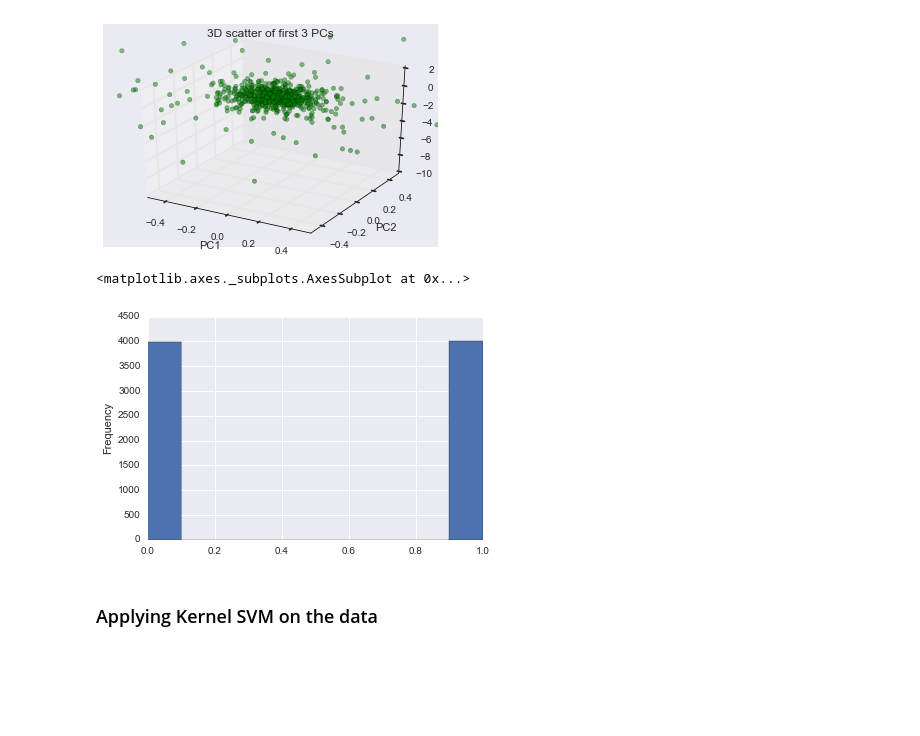
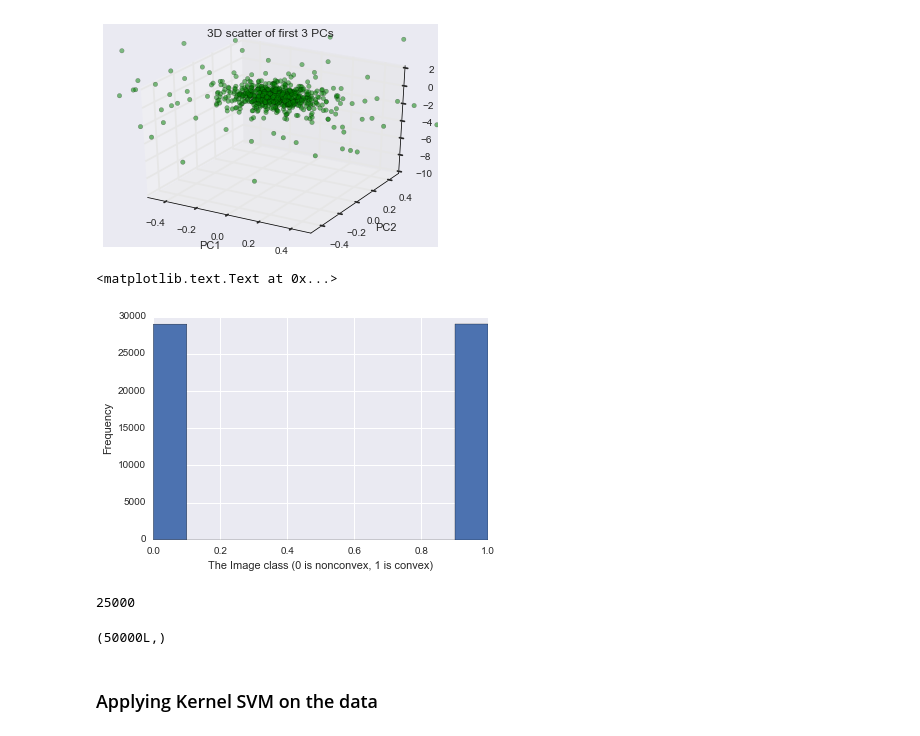
Before and after one commit to ysriram1/SVM-Convex-Images, a Jupyter notebook: script.ipynb, the cells around one changed output. Drawn from its saved outputs; the diff is of its cells as text; code cells hidden in the pictures; blank space fills up the shorter version.

```diff
--- a/script.ipynb
+++ b/script.ipynb
@@ -11,8 +11,8 @@ seed = 99
 #os.chdir('/Users/Sriram/Desktop/DePaul/Q5/CSC529/SVM-Convex-Images')
 os.chdir('C:\\Users\\SYARLAG1\\Desktop\\SVM-Convex-Images')
 # %%
-train = np.genfromtxt('convex_train.amat')
-test = np.genfromtxt('convex_test.amat')
+train = np.genfromtxt('convex_train.amat', dtype='b')
+test = np.genfromtxt('convex_test.amat', dtype='b')
 # %% [markdown]
 ### Data Preprocessing and Exploration
 
@@ -138,10 +147,20 @@ plt.ylim([-0.5,0.5])
 (-0.5, 0.5)
 [figure]
 # %%
-pd.Series(Y).plot(kind='hist') # perfectly balanced --> can use accuracy as performance metric
+Y_all = np.hstack([Y,Y_test])
+pd.Series(Y_all).plot(kind='hist') # perfectly balanced --> can use accuracy as performance metric
+plt.xlabel('The Image class (0 is nonconvex, 1 is convex)')
 # %% [output]
-<matplotlib.axes._subplots.AxesSubplot at 0x...>
+<matplotlib.text.Text at 0x...>
-[figure, old version]
+[figure, new version]
+# %%
+sum(Y_test == 1)
+# %% [output]
+25000
+# %%
+Y_test.shape
+# %% [output]
+(50000L,)
 # %%
 # there doesnt seem to be any discernable pattern here
 # %% [markdown]
```
Also changed, not shown: parts of 18 cells of this notebook.
